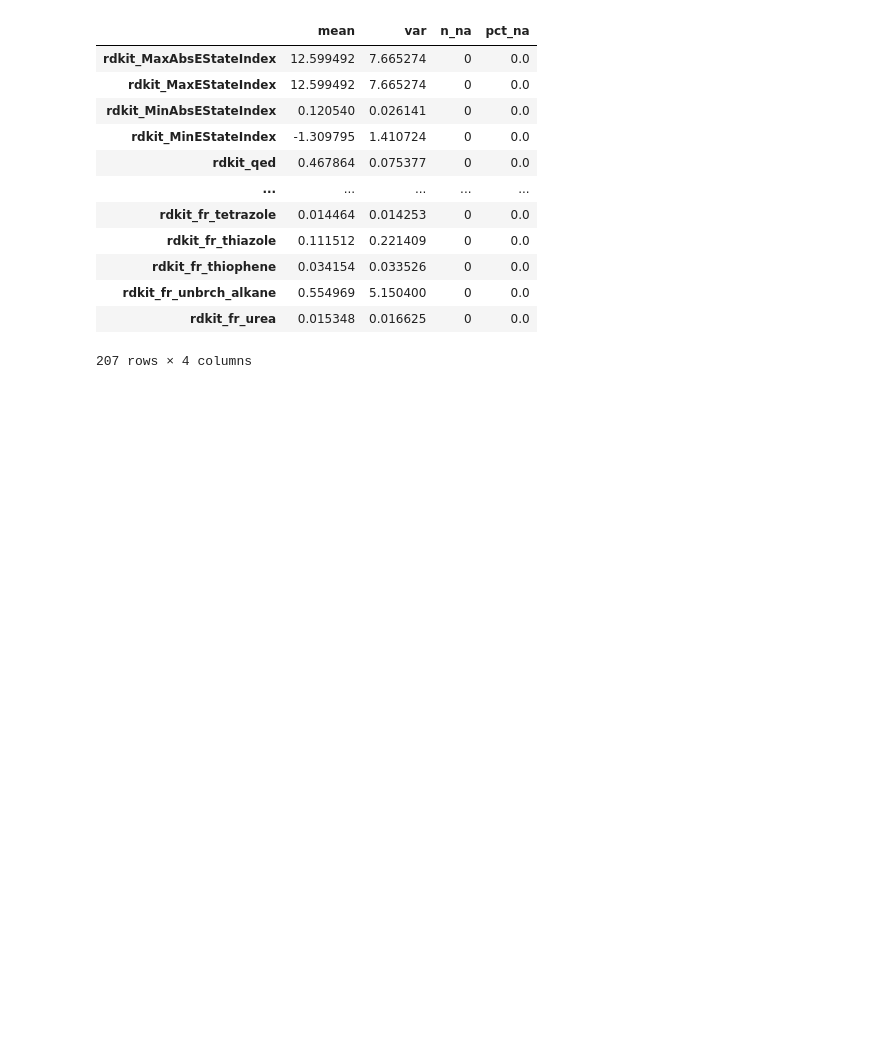
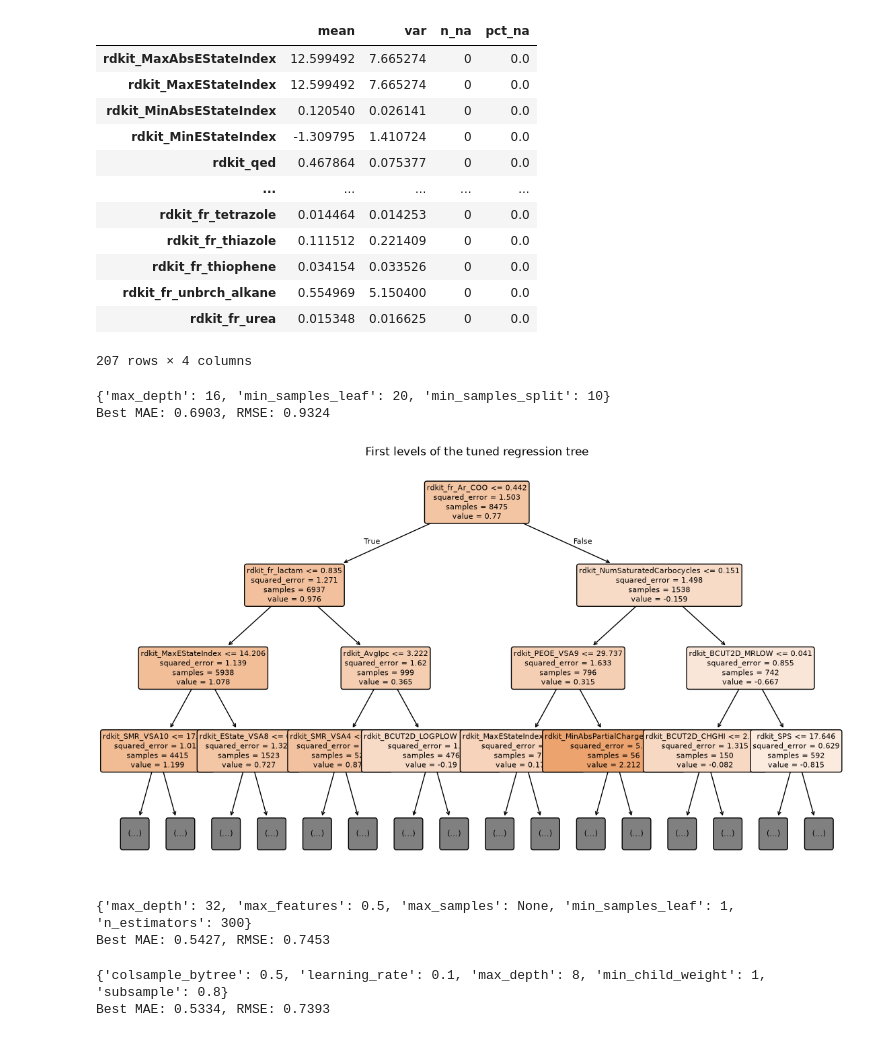
Before and after one commit to ALEGATOR1209/KSE_ML_for_bioinformatics, a Jupyter notebook: practicals/week5/Assignment5.ipynb, the cells around one changed output. Drawn from its saved outputs; the diff is of its cells as text; code cells hidden in the pictures; blank space fills up the shorter version.

```diff
--- a/practicals/week5/Assignment5.ipynb
+++ b/practicals/week5/Assignment5.ipynb
@@ -94,7 +97,7 @@ def impute(data, imputer=None):
   imputed = imputer.fit_transform(data)
   return pd.DataFrame(imputed, columns=data.columns, index=data.index)
 # %%
-def fit(model, X, y, params):
+def fit(model, X, y, params={}):
   run_dir = Path("runs") / datetime.now().strftime("%Y-%m-%d_%H-%M-%S")
   run_dir.mkdir(parents=True, exist_ok=True)
 
@@ -104,27 +107,32 @@ def fit(model, X, y, params):
     model,
     params,
     cv=cv,
-    scoring="neg_mean_absolute_error",
+    scoring={"mae": "neg_mean_absolute_error", "rmse": "neg_root_mean_squared_error"},
     n_jobs=-1,
-    refit=True,
+    refit="rmse",
   )
   search.fit(X, y)
-  mae = -search.best_score_
+
+  best = search.best_index_
+  mae = -search.cv_results_["mean_test_mae"][best]
+  rmse = -search.cv_results_["mean_test_rmse"][best]
 
   print(search.best_params_)
-  print(f"Best MAE: {mae}")
+  print(f"Best MAE: {mae:.4f}, RMSE: {rmse:.4f}")
 
-  joblib.dump(model, run_dir / "model.joblib")
+  best_model = search.best_estimator_
+  joblib.dump(best_model, run_dir / "model.joblib")
 
   metrics = {
     "mae": float(mae),
-    "params": model.get_params(deep=False),
+    "rmse": float(rmse),
+    "best_params": search.best_params_,
   }
 
   with open(run_dir / "metrics.json", "w") as f:
     json.dump(metrics, f, indent=2, default=str)
 
-  return model, mae
+  return best_model, mae, rmse
 
 def load(run_dir):
   return joblib.load(run_dir / "model.joblib")
@@ -243,3 +251,62 @@ fig = px.scatter(
 )
 fig.update_traces(marker_size=4)
 fig.show()
+# %%
+tree = DecisionTreeRegressor()
+
+best_tree, tree_mae, tree_rmse = fit(tree, X, y, params = {
+  "max_depth": [3, 5, 8, 12, 16, 24, None],
+  "min_samples_split": [2, 5, 10, 20, 50],
+  "min_samples_leaf": [1, 2, 5, 10, 20, 50],
+})
+# %% [output]
+{'max_depth': 16, 'min_samples_leaf': 20, 'min_samples_split': 10}
+Best MAE: 0.6903, RMSE: 0.9324
+# %%
+plt.figure(figsize=(14, 8))
+plot_tree(
+  best_tree,
+  max_depth=3,
+  feature_names=list(X.columns),
+  filled=True,
+  rounded=True,
+  fontsize=8,
+)
+plt.title("First levels of the tuned regression tree")
+plt.show()
+# %% [output]
+[figure, added]
+# %%
+rf = RandomForestRegressor(
+  bootstrap=True,
+  oob_score=True,
+  random_state=RANDOM_STATE,
+)
+
+best_rf, rf_mae, rf_rmse = fit(rf, X, y, params={
+  "n_estimators": [300],
+  "max_features": ["sqrt", 0.3, 0.5],
+  "max_depth": [16, 32, None],
+  "min_samples_leaf": [1, 3, 5],
+  "max_samples": [0.7, None],
+})
+# %% [output]
+{'max_depth': 32, 'max_features': 0.5, 'max_samples': None, 'min_samples_leaf': 1, 'n_estimators': 300}
+Best MAE: 0.5427, RMSE: 0.7453
+# %%
+xgb = XGBRegressor(
+  n_estimators=300, learning_rate=0.05, max_depth=4,
+  min_child_weight=3, subsample=0.8, colsample_bytree=0.8,
+  reg_lambda=1.0, objective="reg:squarederror",
+  random_state=RANDOM_STATE)
+
+best_xgb, xgb_mae, xgb_rmse = fit(xgb, X, y, params={
+  "learning_rate": [0.03, 0.1],
+  "max_depth": [4, 6, 8],
+  "min_child_weight": [1, 5],
+  "subsample": [0.8],
+  "colsample_bytree": [0.5, 0.8],
+})
+# %% [output]
+{'colsample_bytree': 0.5, 'learning_rate': 0.1, 'max_depth': 8, 'min_child_weight': 1, 'subsample': 0.8}
+Best MAE: 0.5334, RMSE: 0.7393
```
Also changed, not shown: parts of 3 cells of this notebook, 2 other files.
